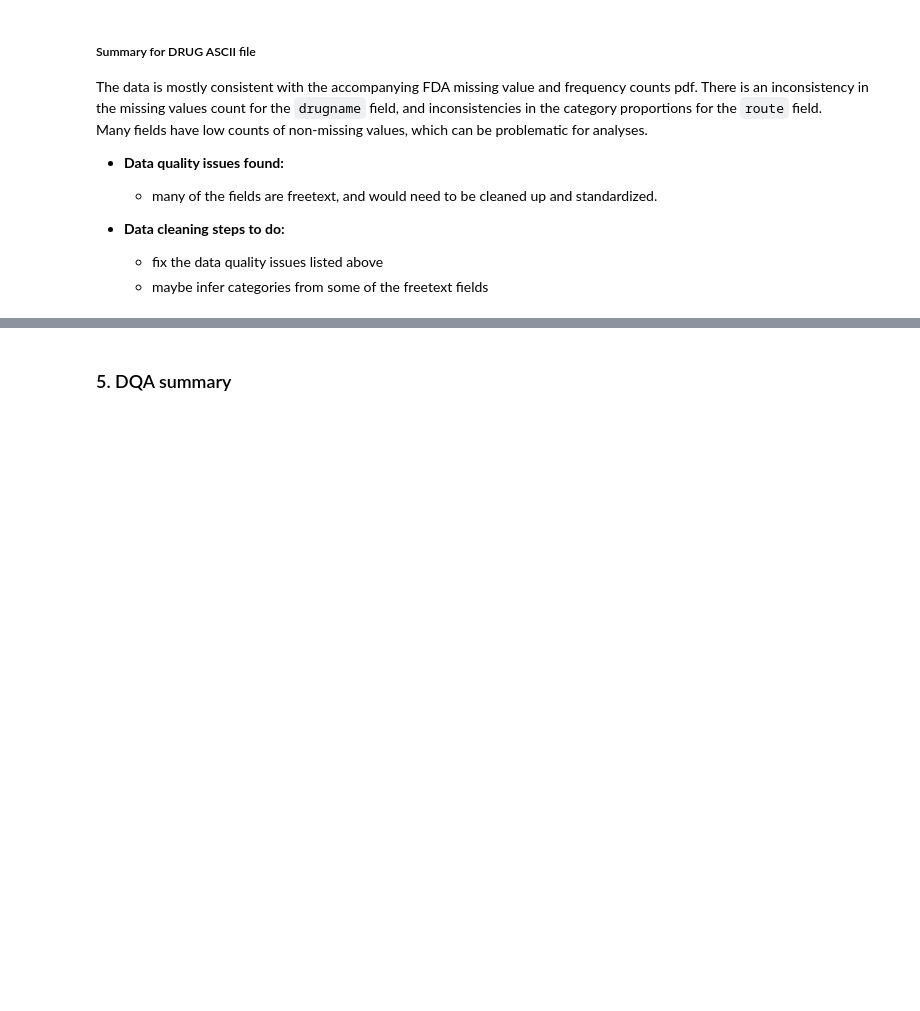
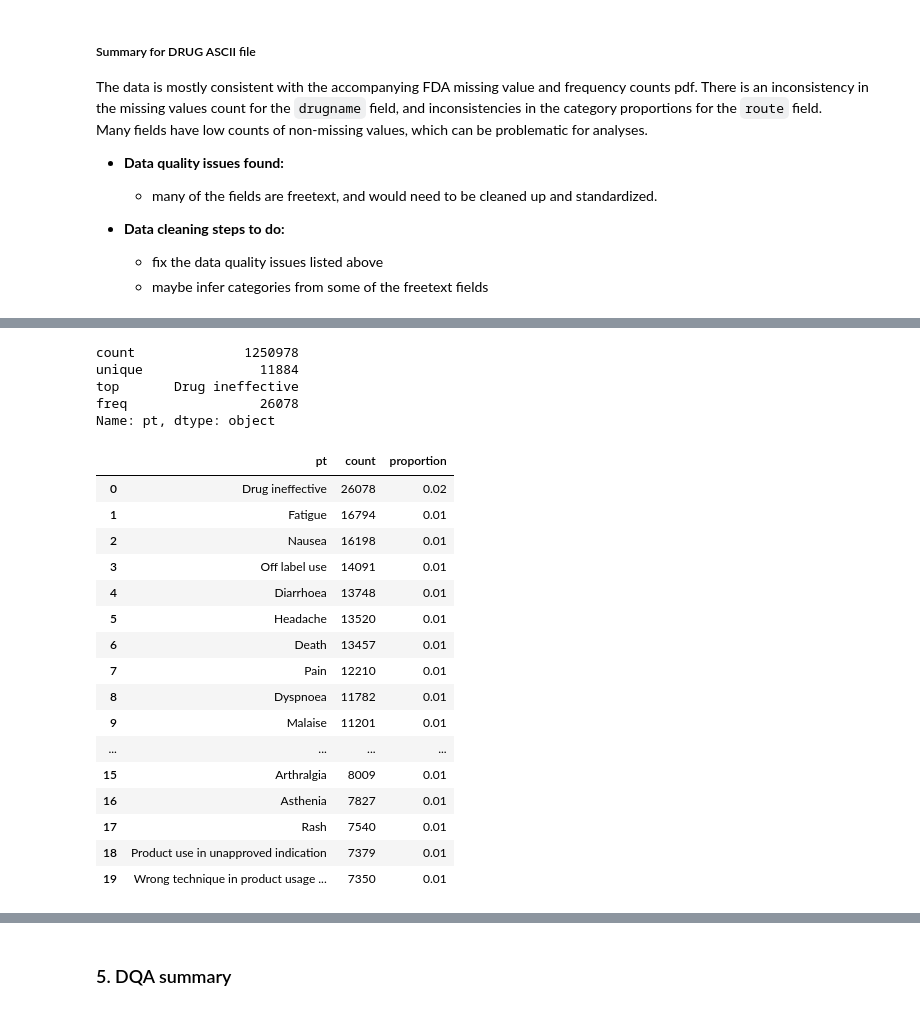
Before and after one commit to 33eyes/FAERS_graph, a Jupyter notebook: data_quality_analysis.ipynb, the cells around one changed output, grey strips where cells are left out. Cells and saved outputs as stored; diff of their text form; code cells hidden in the pictures; blank space fills up the shorter version.

```diff
--- a/data_quality_analysis.ipynb
+++ b/data_quality_analysis.ipynb
@@ -2203,0 +2318,28 @@ Many fields have low counts of non-missing values, which can be problematic for
+# %%
+reaction.pt.describe()
+# %% [output]
+count              1250978
+unique               11884
+top       Drug ineffective
+freq                 26078
+Name: pt, dtype: object
+# %%
+show_value_counts(reaction.pt, 20)
+# %% [output]
+|  | pt | count | proportion |
+| 0 | Drug ineffective | 26078 | 0.02 |
+| 1 | Fatigue | 16794 | 0.01 |
+| 2 | Nausea | 16198 | 0.01 |
+| 3 | Off label use | 14091 | 0.01 |
+| 4 | Diarrhoea | 13748 | 0.01 |
+| 5 | Headache | 13520 | 0.01 |
+| 6 | Death | 13457 | 0.01 |
+| 7 | Pain | 12210 | 0.01 |
+| 8 | Dyspnoea | 11782 | 0.01 |
+| 9 | Malaise | 11201 | 0.01 |
+| ... | ... | ... | ... |
+| 15 | Arthralgia | 8009 | 0.01 |
+| 16 | Asthenia | 7827 | 0.01 |
+| 17 | Rash | 7540 | 0.01 |
+| 18 | Product use in unapproved indication | 7379 | 0.01 |
+| 19 | Wrong technique in product usage ... | 7350 | 0.01 |
```
Also changed, not shown: parts of 36 cells of this notebook.
